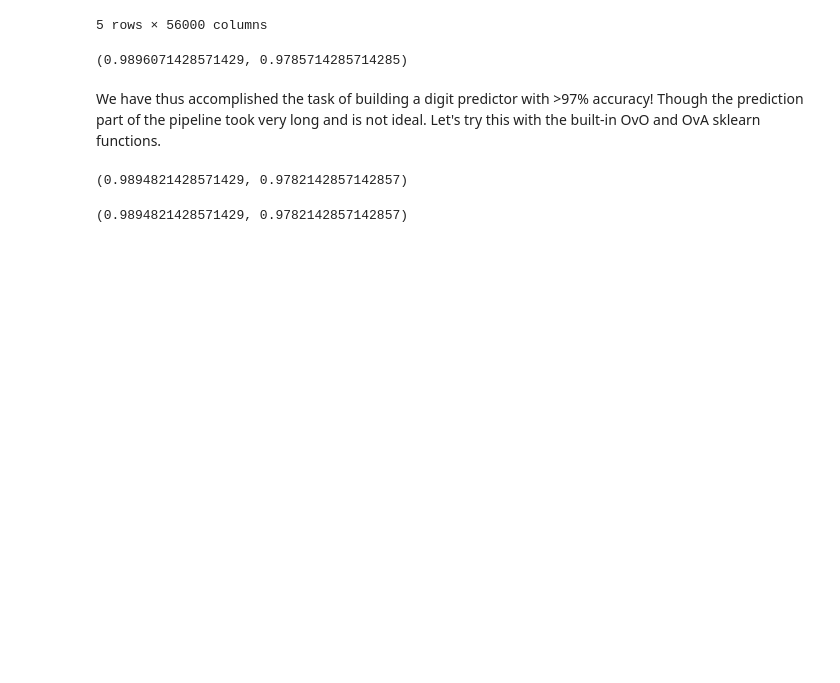
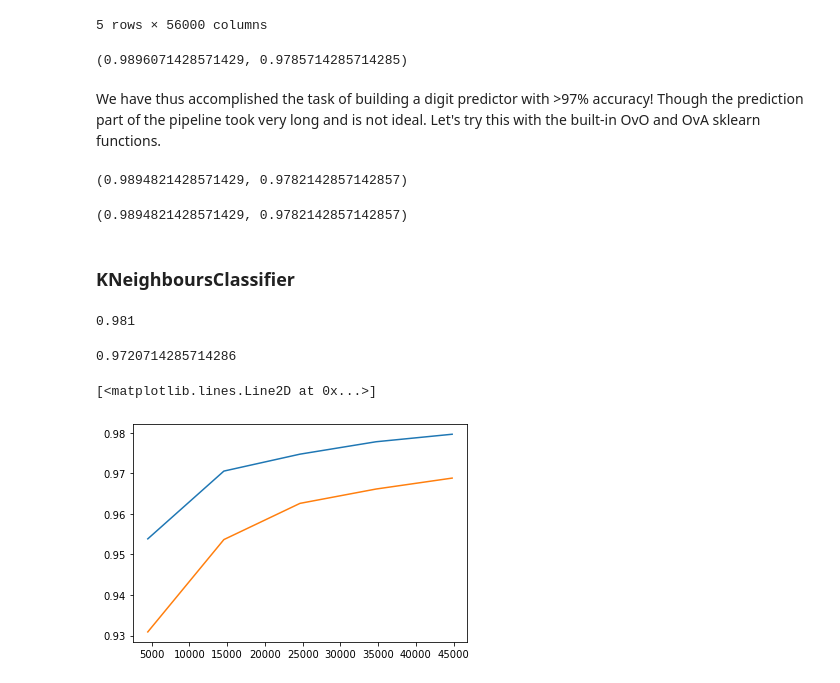
Before and after one commit to oldhiltonian/nyse-ml, a Jupyter notebook: nyse_ml/Untitled Folder/MNIST_sandbox.ipynb, the cells around one changed output. Drawn from its saved outputs; the diff is of its cells as text; code cells hidden in the pictures; blank space fills up the shorter version.

Commit message:
Learning Curves for kNN classification

```diff
--- a/nyse_ml/Untitled Folder/MNIST_sandbox.ipynb
+++ b/nyse_ml/Untitled Folder/MNIST_sandbox.ipynb
@@ -324,3 +326,31 @@ accuracy_score(y_train, y_train_pred_ovo), \
     accuracy_score(y_test, y_test_pred_ovo)
 # %% [output]
 (0.9894821428571429, 0.9782142857142857)
+# %% [markdown]
+### KNeighboursClassifier
+# %%
+knn_clf = KNeighborsClassifier()
+knn_clf.fit(X_train, y_train)
+y_train_pred_knn = knn_clf.predict(X_train)
+accuracy_score(y_train, y_train_pred_knn)
+# %% [output]
+0.981
+# %%
+y_test_pred_knn = knn_clf.predict(X_test)
+accuracy_score(y_test, y_test_pred_knn)
+# %% [output]
+0.9720714285714286
+# %%
+train_sizes, train_scores, validation_scored = learning_curve(knn_clf,
+                                                              X_train,
+                                                              y_train,
+                                                              cv=5)
+# %%
+train_error = train_scores.mean(axis=1)
+validation_error = validation_scored.mean(axis=1)
+# %%
+plt.plot(train_sizes, train_error, label='training')
+plt.plot(train_sizes, validation_error, label='validation')
+# %% [output]
+[<matplotlib.lines.Line2D at 0x...>]
+[figure, added]
```
Also changed, not shown: parts of 3 cells of this notebook, 1 other file.
